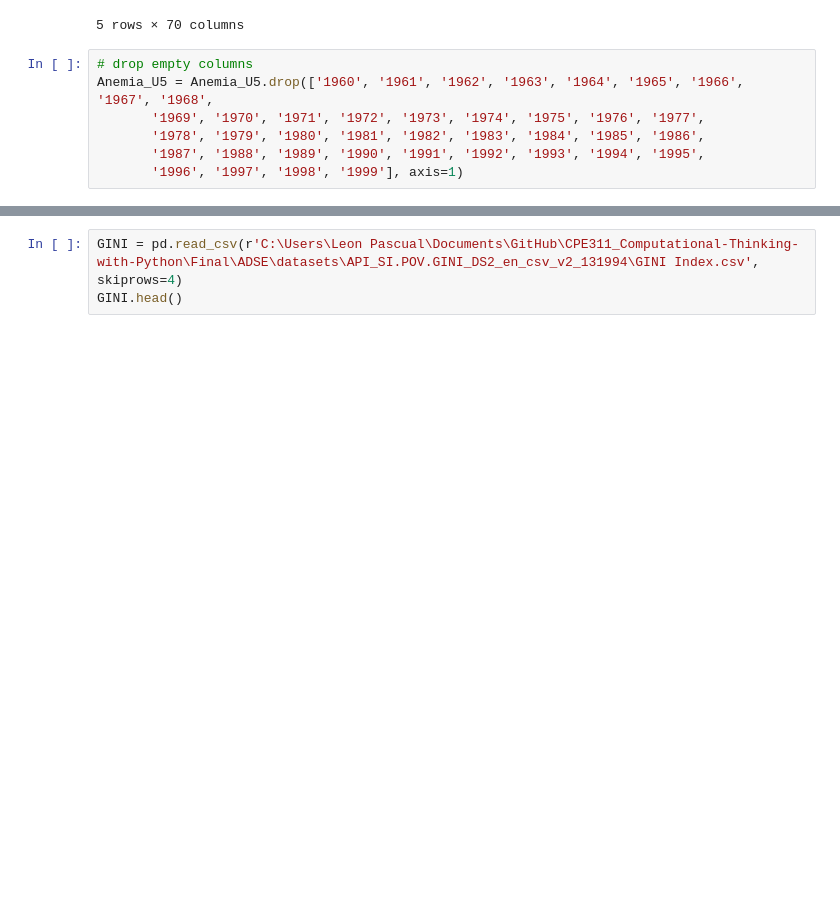
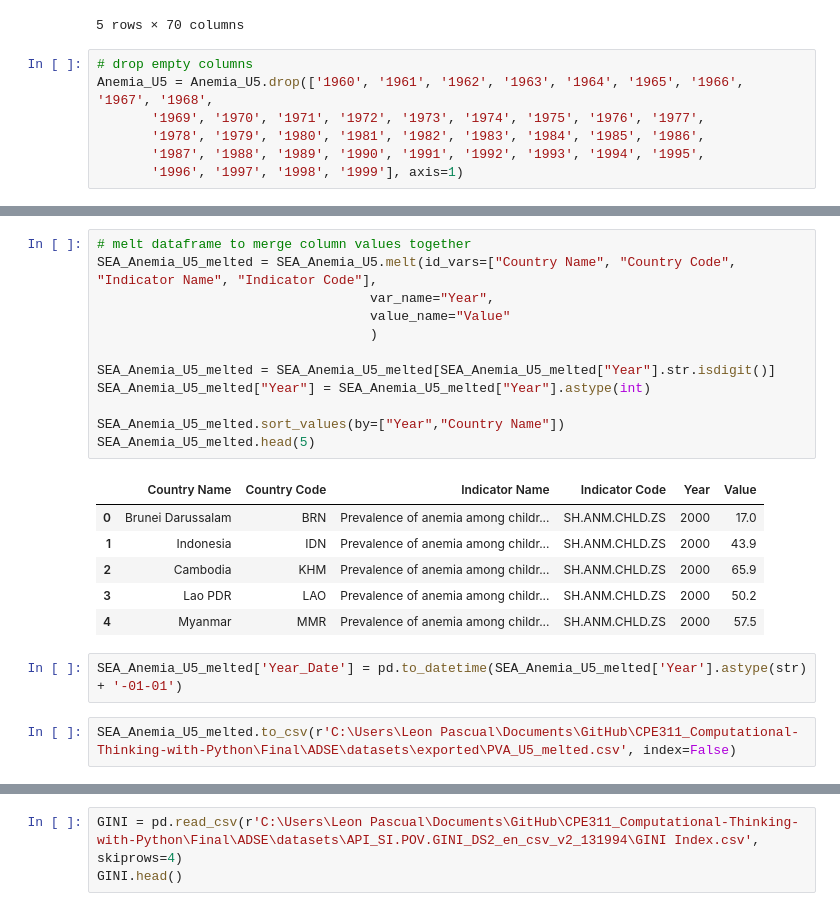
Before and after one commit to leon-pscl/CPE311_Computational-Thinking-with-Python, a Jupyter notebook: Final/ADSE/CleanItUp.ipynb, the cells around one changed output, grey strips where cells are left out. Drawn from its saved outputs; the diff is of its cells as text; blank space fills up the shorter version.

```diff
--- a/Final/ADSE/CleanItUp.ipynb
+++ b/Final/ADSE/CleanItUp.ipynb
@@ -79,3 +53,26 @@ SEA_Anemia_U5.head(15)
 | 237 | Timor-Leste | TLS | Prevalence of anemia among childr... | SH.ANM.CHLD.ZS | 51.3 | 49.9 | 48.7 | 47.7 | ... |
 | 257 | Viet Nam | VNM | Prevalence of anemia among childr... | SH.ANM.CHLD.ZS | 33.6 | 32.2 | 30.8 | 29.5 | ... |
 11 rows × 30 columns
+# %%
+# melt dataframe to merge column values together
+SEA_Anemia_U5_melted = SEA_Anemia_U5.melt(id_vars=["Country Name", "Country Code", "Indicator Name", "Indicator Code"],
+                                   var_name="Year",
+                                   value_name="Value"
+                                   )
+
+SEA_Anemia_U5_melted = SEA_Anemia_U5_melted[SEA_Anemia_U5_melted["Year"].str.isdigit()]
+SEA_Anemia_U5_melted["Year"] = SEA_Anemia_U5_melted["Year"].astype(int)
+
+SEA_Anemia_U5_melted.sort_values(by=["Year","Country Name"])
+SEA_Anemia_U5_melted.head(5)
+# %% [output]
+|  | Country Name | Country Code | Indicator Name | Indicator Code | Year | Value |
+| 0 | Brunei Darussalam | BRN | Prevalence of anemia among childr... | SH.ANM.CHLD.ZS | 2000 | 17.0 |
+| 1 | Indonesia | IDN | Prevalence of anemia among childr... | SH.ANM.CHLD.ZS | 2000 | 43.9 |
+| 2 | Cambodia | KHM | Prevalence of anemia among childr... | SH.ANM.CHLD.ZS | 2000 | 65.9 |
+| 3 | Lao PDR | LAO | Prevalence of anemia among childr... | SH.ANM.CHLD.ZS | 2000 | 50.2 |
+| 4 | Myanmar | MMR | Prevalence of anemia among childr... | SH.ANM.CHLD.ZS | 2000 | 57.5 |
+# %%
+SEA_Anemia_U5_melted['Year_Date'] = pd.to_datetime(SEA_Anemia_U5_melted['Year'].astype(str) + '-01-01')
+# %%
+SEA_Anemia_U5_melted.to_csv(r'C:\Users\Leon Pascual\Documents\GitHub\CPE311_Computational-Thinking-with-Python\Final\ADSE\datasets\exported\PVA_U5_melted.csv', index=False)
```
Also changed, not shown: parts of 8 cells of this notebook, 2 other files.
